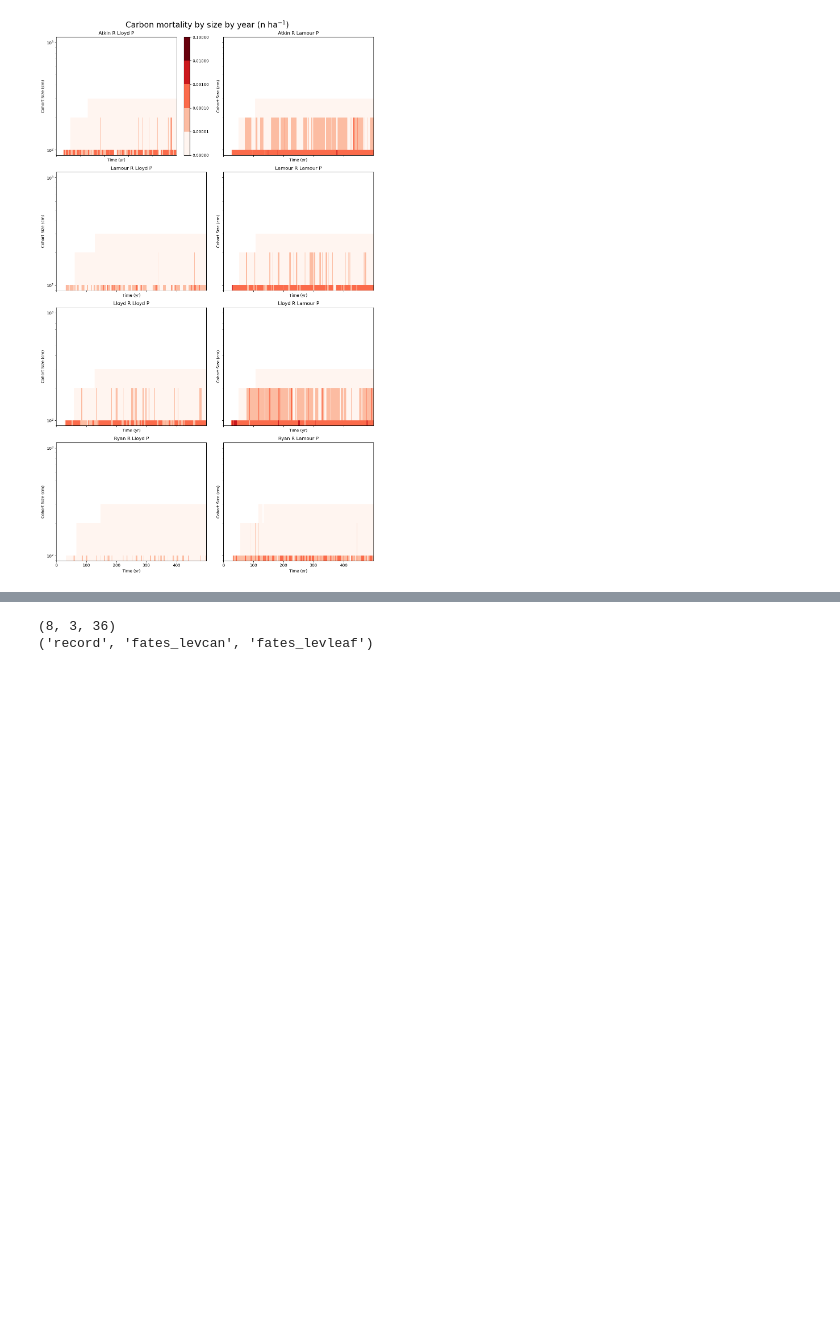
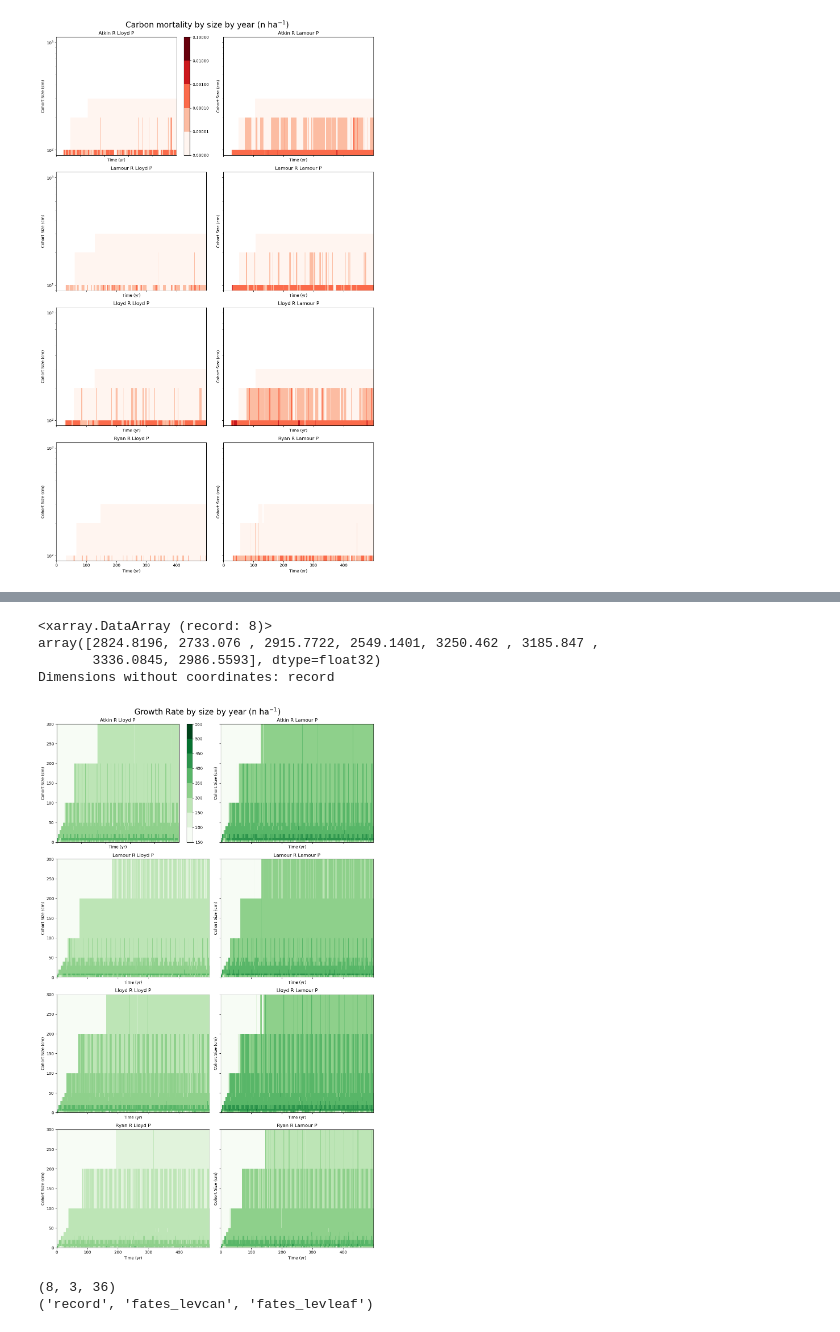
Before and after one commit to dey3434/suli_internship, a Jupyter notebook: SULI Project - Benchmarking and Testing.ipynb, the cells around one changed output, grey strips where cells are left out. Drawn from its saved outputs; the diff is of its cells as text; code cells hidden in the pictures; blank space fills up the shorter version.

```diff
--- a/SULI Project - Benchmarking and Testing.ipynb
+++ b/SULI Project - Benchmarking and Testing.ipynb
@@ -1135,3 +1088,77 @@ fig1.subplots_adjust(top=0.95)
+# %%
+# #plants by size by yr
+# /m^2 to /ha
+growthc1 = bcie3.FATES_DDBH_CANOPY_SZPF
+growthc2 = bcie3.FATES_NPLANT_CANOPY_SZPF
+growthc1 = fa.scpf_to_scls_by_pft(growthc1, bcie3)
+growthc2 = fa.scpf_to_scls_by_pft(growthc2, bcie3)
+growthc = growthc1/growthc2
+growthc = np.squeeze(growthc.sum(dim='fates_levpft'))* 10000
+
+cohort_size_bins = bcie3.variables['fates_levscls'].values
+cohort_size_bins = np.append(cohort_size_bins,cohort_size_bins[len(cohort_size_bins)-1]*1.5)
+
+levels = np.array([150, 200, 250, 300, 350, 400, 450, 500, 550])
+cmap = plt.get_cmap('Greens')
+norm = BoundaryNorm(levels, ncolors=cmap.N, clip=True)
+
+fig1, ((f1ax0, f1ax1), (f1ax2, f1ax3), (f1ax4, f1ax5), (f1ax6, f1ax7)) = plt.subplots(nrows=4, ncols=2, figsize=(12, 20), sharex=True, sharey=True)
+
+im0 = f1ax0.pcolormesh(bcie3time.isel(time=slice(0,500)), cohort_size_bins, (growthc)[0,:].isel(time=slice(0,499)).transpose(), cmap=cmap, norm=norm)
+fig1.colorbar(im0, ax=f1ax0)
+f1ax0.set_title(r'Atkin R Lloyd P')
+f1ax0.set_xlabel('Time (yr)')
+f1ax0.set_ylabel('Cohort Size (cm)')
+
+im1 = f1ax1.pcolormesh(bcie3time.isel(time=slice(0,500)), cohort_size_bins, (growthc)[4,:].isel(time=slice(0,499)).transpose(), cmap=cmap, norm=norm)
+f1ax1.set_title(r'Atkin R Lamour P')
+f1ax1.set_xlabel('Time (yr)')
+f1ax1.set_ylabel('Cohort Size (cm)')
+
+im2 = f1ax2.pcolormesh(bcie3time.isel(time=slice(0,500)), cohort_size_bins, (growthc)[1,:].isel(time=slice(0,499)).transpose(), cmap=cmap, norm=norm)
+f1ax2.set_title(r'Lamour R Lloyd P')
+f1ax2.set_xlabel('Time (yr)')
+f1ax2.set_ylabel('Cohort Size (cm)')
+
+im3 = f1ax3.pcolormesh(bcie3time.isel(time=slice(0,500)), cohort_size_bins, (growthc)[5,:].isel(time=slice(0,499)).transpose(), cmap=cmap, norm=norm)
+f1ax3.set_title(r'Lamour R Lamour P')
+f1ax3.set_xlabel('Time (yr)')
+f1ax3.set_ylabel('Cohort Size (cm)')
+
+im4 = f1ax4.pcolormesh(bcie3time.isel(time=slice(0,500)), cohort_size_bins, (growthc)[2,:].isel(time=slice(0,499)).transpose(), cmap=cmap, norm=norm)
+f1ax4.set_title(r'Lloyd R Lloyd P')
+f1ax4.set_xlabel('Time (yr)')
+f1ax4.set_ylabel('Cohort Size (cm)')
+
+im5 = f1ax5.pcolormesh(bcie3time.isel(time=slice(0,500)), cohort_size_bins, (growthc)[6,:].isel(time=slice(0,499)).transpose(), cmap=cmap, norm=norm)
+f1ax5.set_title(r'Lloyd R Lamour P')
+f1ax5.set_xlabel('Time (yr)')
+f1ax5.set_ylabel('Cohort Size (cm)')
+
+im6 = f1ax6.pcolormesh(bcie3time.isel(time=slice(0,500)), cohort_size_bins, (growthc)[3,:].isel(time=slice(0,499)).transpose(), cmap=cmap, norm=norm)
+f1ax6.set_title(r'Ryan R Lloyd P')
+f1ax6.set_xlabel('Time (yr)')
+f1ax6.set_ylabel('Cohort Size (cm)')
+
+im7 = f1ax7.pcolormesh(bcie3time.isel(time=slice(0,500)), cohort_size_bins, (growthc)[7,:].isel(time=slice(0,499)).transpose(), cmap=cmap, norm=norm)
+f1ax7.set_title(r'Ryan R Lamour P')
+f1ax7.set_xlabel('Time (yr)')
+f1ax7.set_ylabel('Cohort Size (cm)')
+
+fig1.suptitle(r'Growth Rate by size by year (n ha$^{-1}$)', fontsize=20)
+fig1.tight_layout()
+fig1.subplots_adjust(top=0.95)
+
+growthc = growthc.isel(time=slice(tave_start, tave_stop))
+growthc = np.squeeze(growthc.sum(dim='fates_levscls'))
+growthc = growthc.mean(dim="time")
+print(growthc)
+# %% [output]
+<xarray.DataArray (record: 8)>
+array([2824.8196, 2733.076 , 2915.7722, 2549.1401, 3250.462 , 3185.847 ,
+       3336.0845, 2986.5593], dtype=float32)
+Dimensions without coordinates: record
+[figure, added]
 # %%
 #number of plants by size by year
 
```
Also changed, not shown: parts of 21 cells of this notebook.
